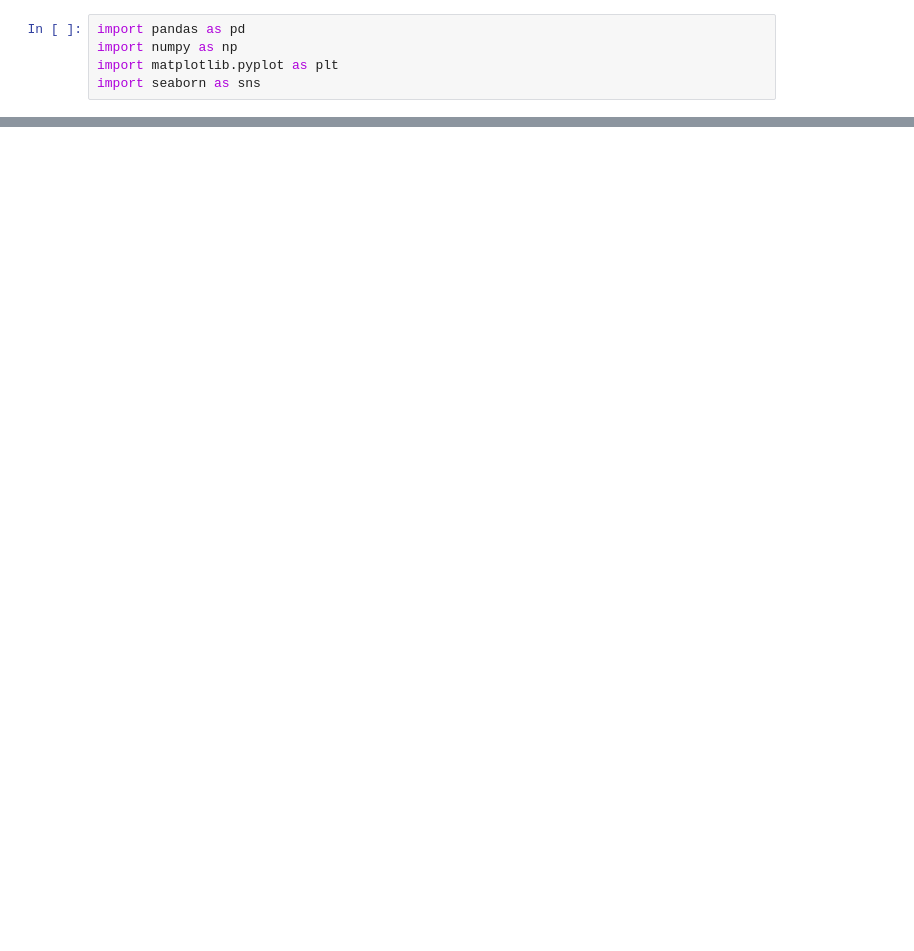
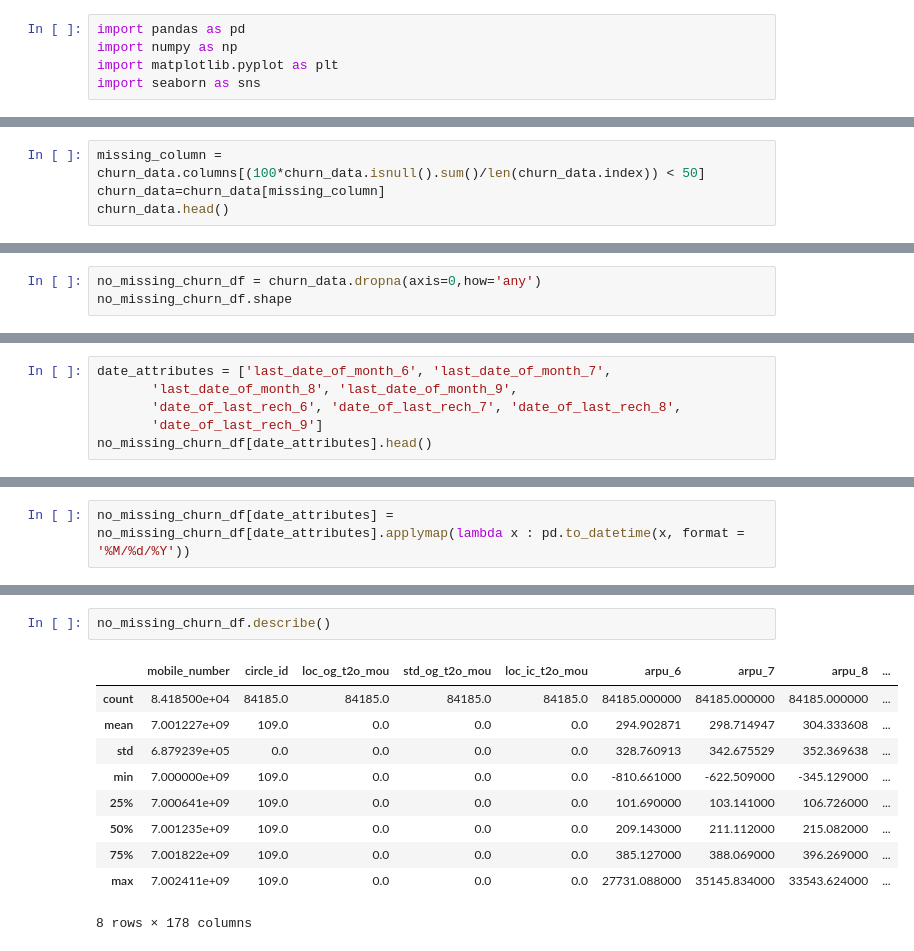
Before and after one commit to ykmanoj/Machine-Learning-Case-Study, a Jupyter notebook: Telcome_Churn/telcome_eda.ipynb, the cells around one changed output, grey strips where cells are left out. Saved outputs shown, nothing was run; the diff lists cells and outputs as text; blank space fills up the shorter version.

```diff
--- a/Telcome_Churn/telcome_eda.ipynb
+++ b/Telcome_Churn/telcome_eda.ipynb
@@ -11,0 +42,4 @@ IOError: File Telecome_Churn/data/telecom_churn_data.csv does not exist
+# %%
+missing_column = churn_data.columns[(100*churn_data.isnull().sum()/len(churn_data.index)) < 50]
+churn_data=churn_data[missing_column]
+churn_data.head()
@@ -11,0 +79,3 @@ IOError: File Telecome_Churn/data/telecom_churn_data.csv does not exist
+# %%
+no_missing_churn_df = churn_data.dropna(axis=0,how='any')
+no_missing_churn_df.shape
@@ -11,0 +94,6 @@ IOError: File Telecome_Churn/data/telecom_churn_data.csv does not exist
+# %%
+date_attributes = ['last_date_of_month_6', 'last_date_of_month_7',
+       'last_date_of_month_8', 'last_date_of_month_9',
+       'date_of_last_rech_6', 'date_of_last_rech_7', 'date_of_last_rech_8',
+       'date_of_last_rech_9']
+no_missing_churn_df[date_attributes].head()
@@ -11,0 +107,2 @@ IOError: File Telecome_Churn/data/telecom_churn_data.csv does not exist
+# %%
+no_missing_churn_df[date_attributes] = no_missing_churn_df[date_attributes].applymap(lambda x : pd.to_datetime(x, format = '%M/%d/%Y'))
@@ -11,0 +118,13 @@ IOError: File Telecome_Churn/data/telecom_churn_data.csv does not exist
+# %%
+no_missing_churn_df.describe()
+# %% [output]
+|  | mobile_number | circle_id | loc_og_t2o_mou | std_og_t2o_mou | loc_ic_t2o_mou | arpu_6 | arpu_7 | arpu_8 | ... |
+| count | 8.418500e+04 | 84185.0 | 84185.0 | 84185.0 | 84185.0 | 84185.000000 | 84185.000000 | 84185.000000 | ... |
+| mean | 7.001227e+09 | 109.0 | 0.0 | 0.0 | 0.0 | 294.902871 | 298.714947 | 304.333608 | ... |
+| std | 6.879239e+05 | 0.0 | 0.0 | 0.0 | 0.0 | 328.760913 | 342.675529 | 352.369638 | ... |
+| min | 7.000000e+09 | 109.0 | 0.0 | 0.0 | 0.0 | -810.661000 | -622.509000 | -345.129000 | ... |
+| 25% | 7.000641e+09 | 109.0 | 0.0 | 0.0 | 0.0 | 101.690000 | 103.141000 | 106.726000 | ... |
+| 50% | 7.001235e+09 | 109.0 | 0.0 | 0.0 | 0.0 | 209.143000 | 211.112000 | 215.082000 | ... |
+| 75% | 7.001822e+09 | 109.0 | 0.0 | 0.0 | 0.0 | 385.127000 | 388.069000 | 396.269000 | ... |
+| max | 7.002411e+09 | 109.0 | 0.0 | 0.0 | 0.0 | 27731.088000 | 35145.834000 | 33543.624000 | ... |
+8 rows × 178 columns
```
Also changed, not shown: parts of 12 cells of this notebook.
